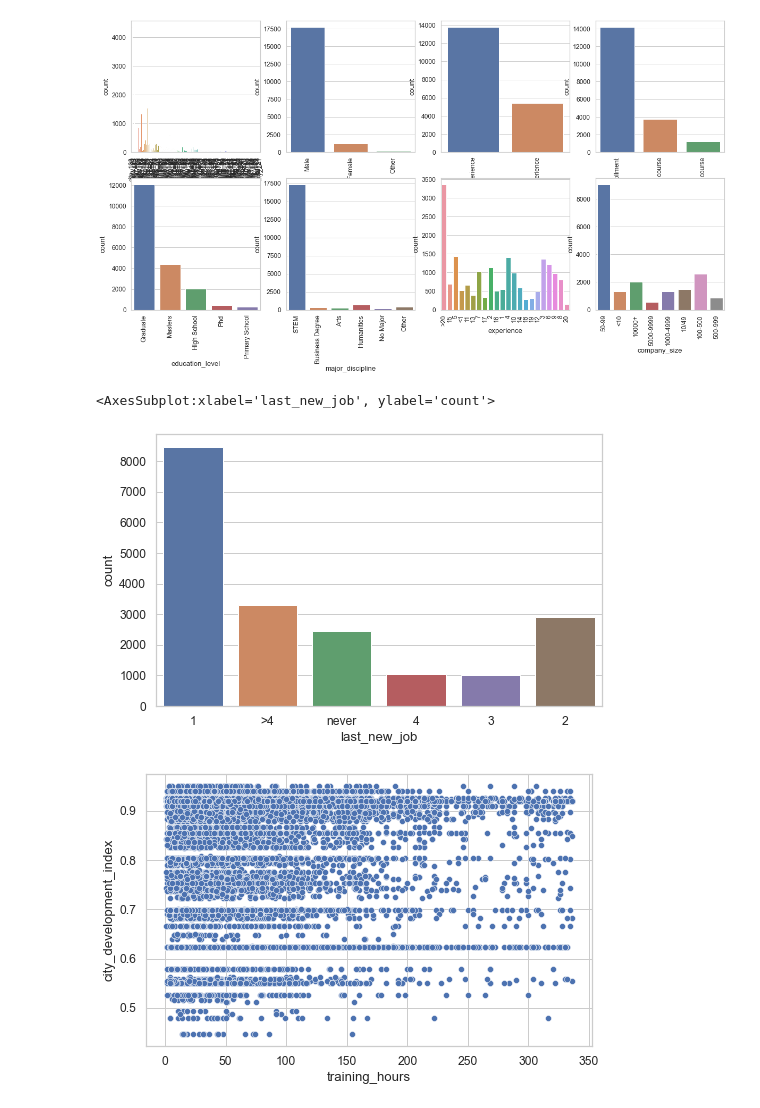
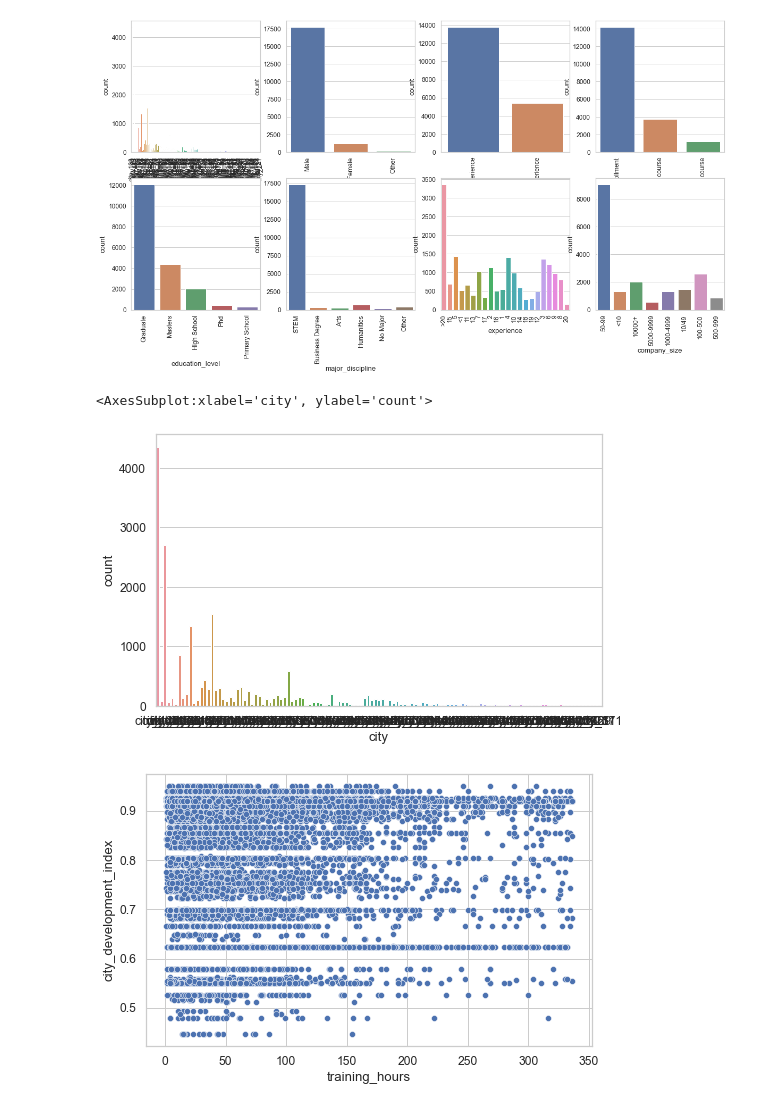
Before and after one commit to joenvihe/data_sciences_exercises, a Jupyter notebook: eda.ipynb, the cells around one changed output. Cells and saved outputs as stored; diff of their text form; code cells hidden in the pictures.

```diff
--- a/eda.ipynb
+++ b/eda.ipynb
@@ -267,15 +267,15 @@ for variable, subplot in zip(f_cat, ax.flatten()):
 # %% [output]
 [figure]
 # %%
-sns.countplot(data[f_cat[9]])
+sns.countplot(data["city"])
 # gender
 # relevent_experience
 # enrolled_university
 # education_level
 # major_discipline
 # %% [output]
-<AxesSubplot:xlabel='last_new_job', ylabel='count'>
+<AxesSubplot:xlabel='city', ylabel='count'>
-[figure, old version]
+[figure, new version]
 # %%
 sns.scatterplot(x=data['training_hours'], y=data['city_development_index']);  # Minetras mayor indice de desarrollo de ciudad, mayor horas de entrenamiento
 # %% [output]
```
Also changed, not shown: 1 other file.
